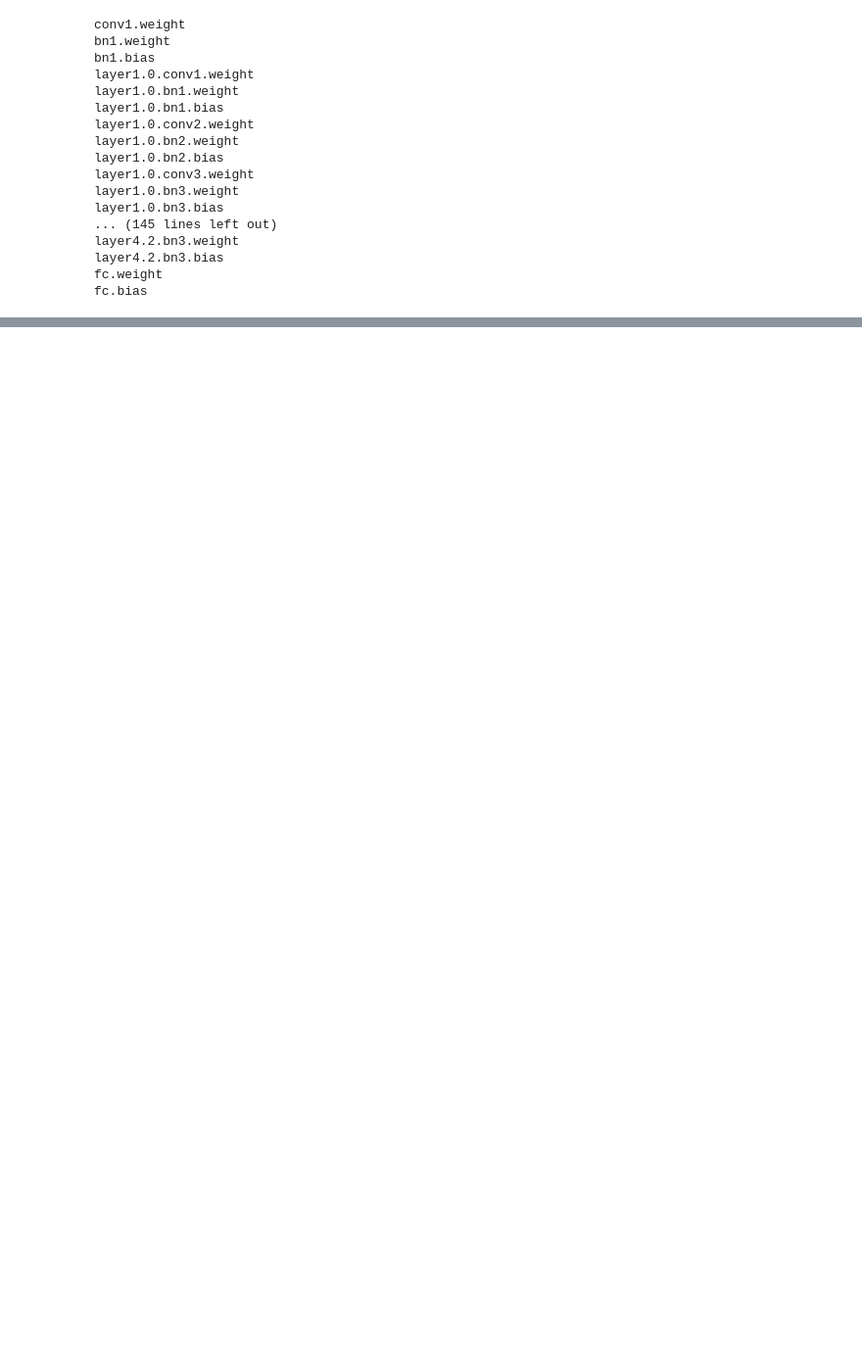
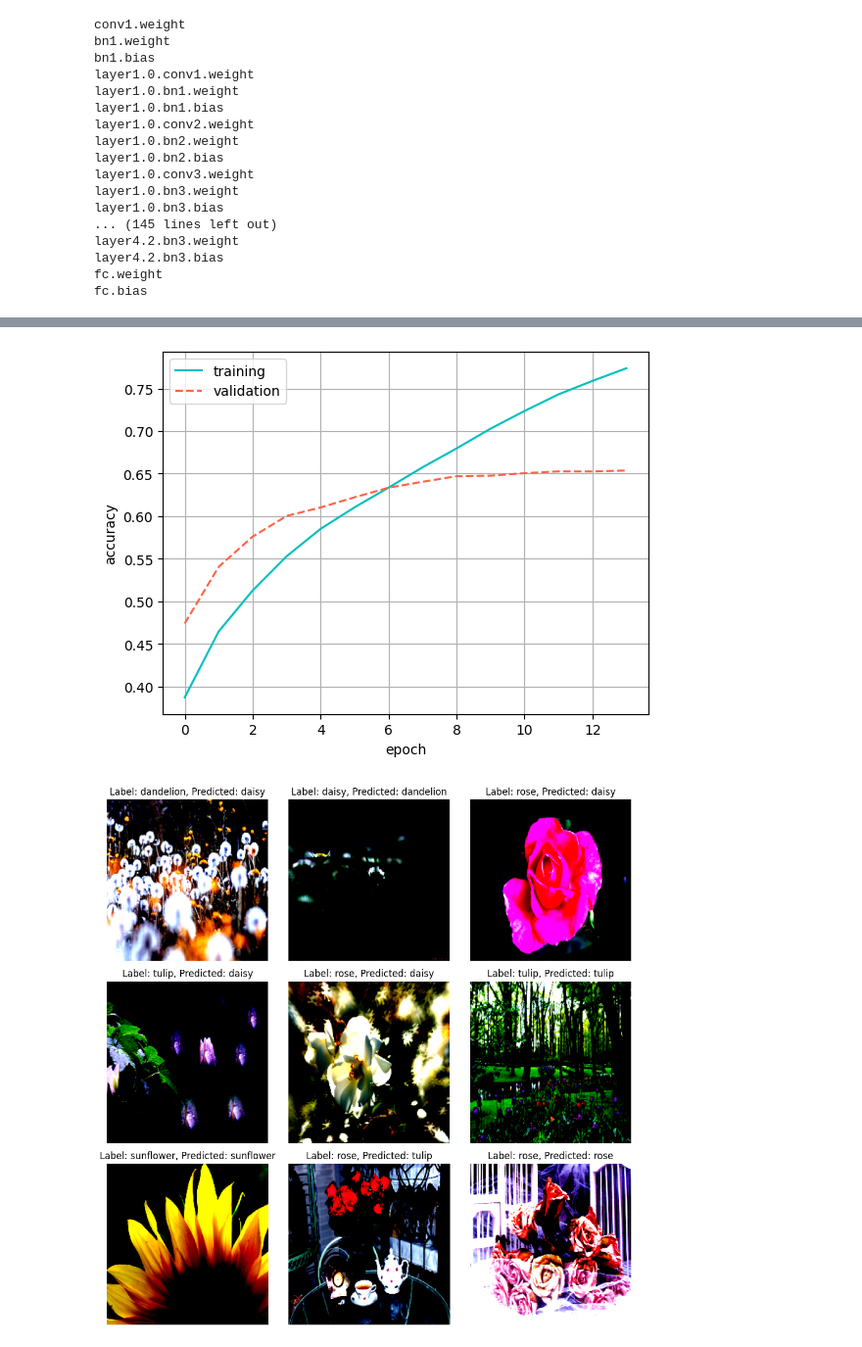
Before and after one commit to danyachka/aai_labs, a Jupyter notebook: lab3/lab_3.ipynb, the cells around one changed output, grey strips where cells are left out. Shown at 98% size. Cells and saved outputs as stored; diff of their text form; code cells hidden in the pictures; blank space fills up the shorter version.

```diff
--- a/lab3/lab_3.ipynb
+++ b/lab3/lab_3.ipynb
@@ -332,0 +372,37 @@ demonstrate_predictions(torch_model, torch_accuracy_track)
+# %%
+sequential_model = nn.Sequential(
+            # in: 3 x 224 x 224
+            nn.Conv2d(in_channels=3, out_channels=16, kernel_size=3, stride=1, padding=1),
+            nn.ReLU(),
+            nn.MaxPool2d(2, 2), # output: 16 x 112 x 112
+
+            nn.Conv2d(in_channels=16, out_channels=32, kernel_size=3, stride=1, padding=1),
+            nn.ReLU(),
+            nn.MaxPool2d(2, 2), # output: 32 x 56 x 56
+
+            nn.Conv2d(in_channels=32, out_channels=64, kernel_size=3, stride=1, padding=1),
+            nn.ReLU(),
+            nn.MaxPool2d(2, 2), # output: 64 x 28 x 28
+
+            nn.Conv2d(in_channels=64, out_channels=128, kernel_size=3, stride=1, padding=1),
+            nn.ReLU(),
+            nn.MaxPool2d(2, 2), # output: 128 x 14 x 14
+
+            nn.Conv2d(in_channels=128, out_channels=256, kernel_size=3, stride=1, padding=1),
+            nn.ReLU(),
+            nn.MaxPool2d(2, 2), # output: 256 x 7 x 7
+
+            nn.Flatten(),
+            nn.Linear(256*7*7, 2048),
+            nn.ReLU(),
+            nn.Linear(2048, 256),
+            nn.ReLU(),
+            nn.Linear(256, 5)
+)
+# %%
+random.seed(0)
+torch.manual_seed(0)
+
+sequential_model.to(device)
+optimizer = torch.optim.Adam(params = sequential_model.parameters())
+my_loss_track, my_accuracy_track = trainval(sequential_model, loaders, optimizer, epochs=14)
@@ -332,0 +423,7 @@ demonstrate_predictions(torch_model, torch_accuracy_track)
+# %%
+demonstrate_predictions(sequential_model, my_accuracy_track)
+
+save_model(sequential_model, 'my')
+# %% [output]
+[figure, added]
+[figure, added]
```
Also changed, not shown: parts of 26 cells of this notebook, 1 other file.
